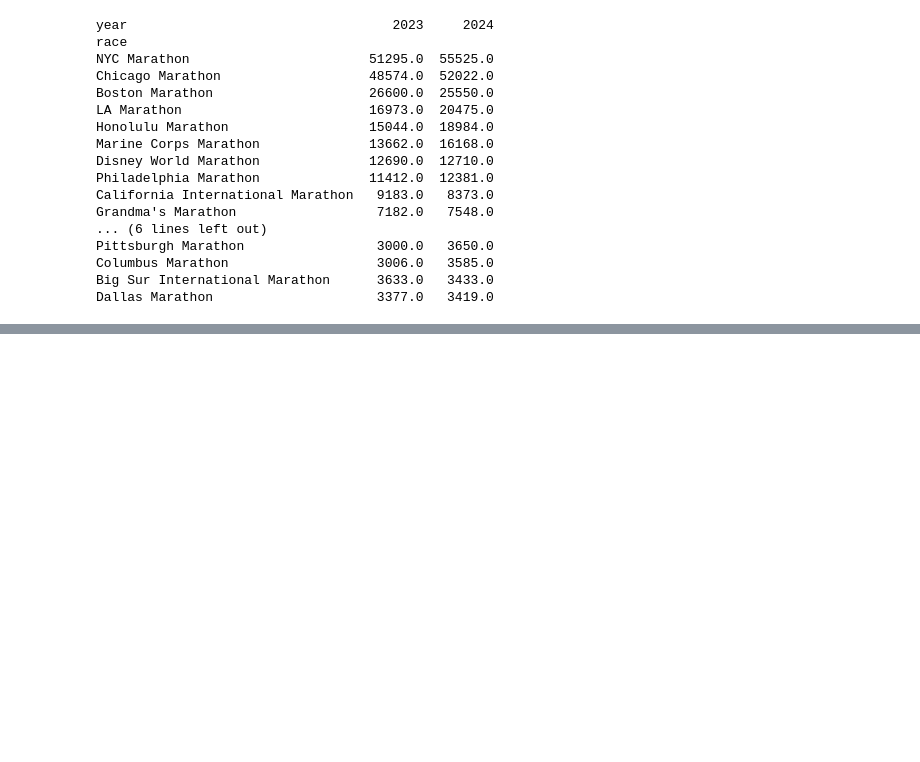
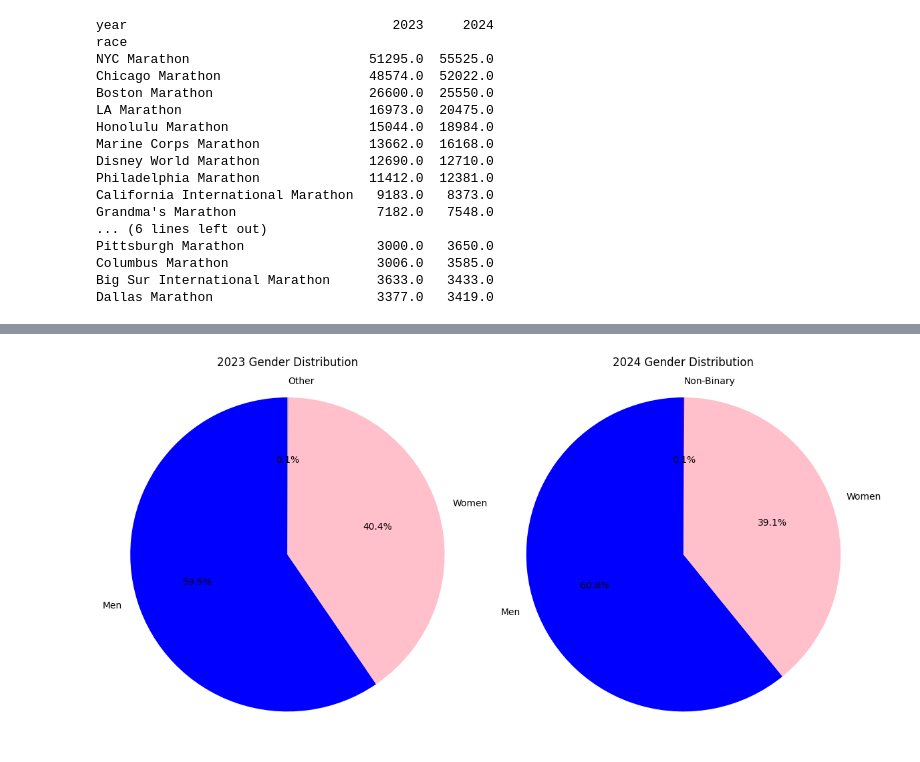
Before and after one commit to kimchiyama/Exploring_Marathon_Trends, a Jupyter notebook: notebooks/analysis.ipynb, the cells around one changed output, grey strips where cells are left out. Cells and saved outputs as stored; diff of their text form; code cells hidden in the pictures; blank space fills up the shorter version.

```diff
--- a/notebooks/analysis.ipynb
+++ b/notebooks/analysis.ipynb
@@ -462,0 +543,31 @@ Dallas Marathon                     3377.0   3419.0
+# %%
+colors_pie = {
+    'Men': 'blue',
+    'Women': 'pink',
+    'Non-Binary': 'purple',
+    'Other': 'gray'
+}
+
+#Data for each year
+gender_2023 = combined_results[combined_results['year'] == 2023]['gender_standard'].value_counts()
+gender_2024 = combined_results[combined_results['year'] == 2024]['gender_standard'].value_counts()
+
+#Figure with 2 subplots
+fig, axes = plt.subplots(1, 2, figsize = (12, 6))
+
+#2023 Pie Chart
+colors_used_2023 = [colors_pie[col] for col in gender_2023.index]
+axes[0].pie(gender_2023, labels=gender_2023.index, autopct='%1.1f%%', colors=colors_used_2023, startangle=90)
+axes[0].set_title('2023 Gender Distribution')
+axes[0].axis('equal')
+
+#2024 Pie Chart
+colors_used_2024 = [colors_pie[col] for col in gender_2024.index]
+axes[1].pie(gender_2024, labels=gender_2024.index, autopct='%1.1f%%', colors=colors_used_2024, startangle=90)
+axes[1].set_title('2024 Gender Distribution')
+axes[1].axis('equal')
+
+plt.tight_layout()
+plt.show()
+# %% [output]
+[figure, added]
```
Also changed, not shown: parts of 22 cells of this notebook.
